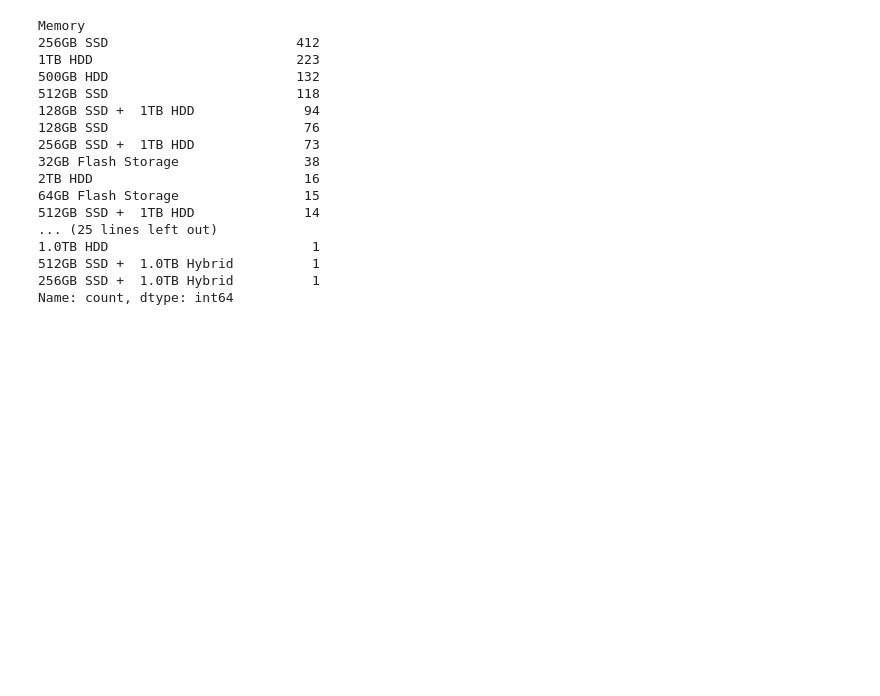
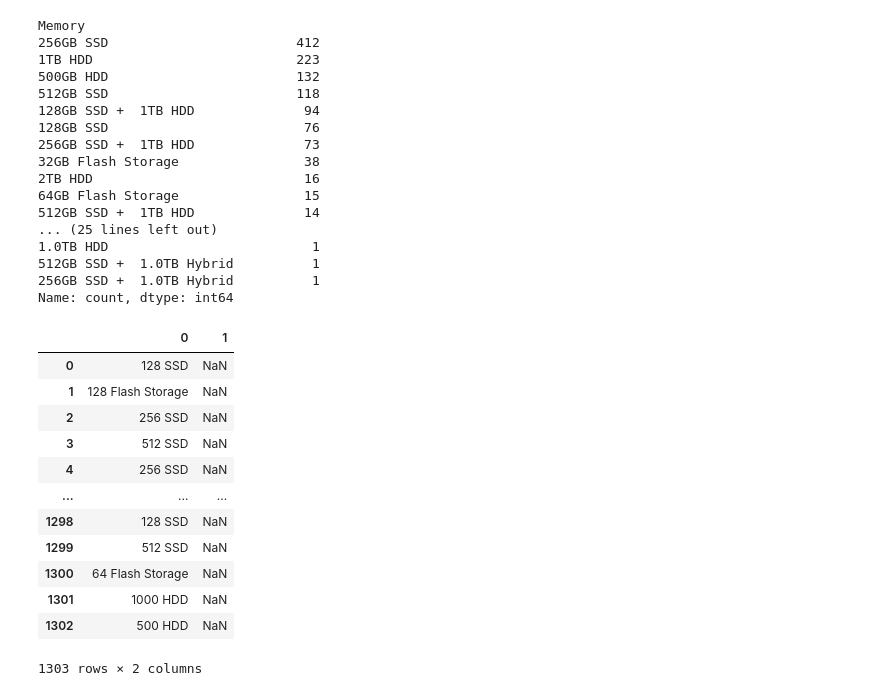
Before and after one commit to KabiraKabira7/laptop-price-predictor-ml-project, a Jupyter notebook: laptop_price_predictor.ipynb, the cells around one changed output. Drawn from its saved outputs; the diff is of its cells as text; code cells hidden in the pictures; blank space fills up the shorter version.

```diff
--- a/laptop_price_predictor.ipynb
+++ b/laptop_price_predictor.ipynb
@@ -588,3 +588,37 @@ Memory
 512GB SSD +  1.0TB Hybrid          1
 256GB SSD +  1.0TB Hybrid          1
 Name: count, dtype: int64
+# %%
+## 4 most common variants observed : HHD,SSD,Flash,Hybrid
+
+# this expression will remove the decimal space for example 1.0 TB will be 1TB
+
+df['Memory'] = df['Memory'].astype(str).replace(r'\.0','',regex = True)
+
+# replace the GB word with " "
+
+df['Memory'] = df['Memory'].str.replace('GB','')
+
+# replace the TB word with "000"
+
+df['Memory'] = df['Memory'].str.replace('TB','000')
+
+# split the word accross the "+" character
+
+newdf = df['Memory'].str.split("+",n = 1,expand = True)
+
+newdf
+# %% [output]
+|  | 0 | 1 |
+| 0 | 128 SSD | NaN |
+| 1 | 128 Flash Storage | NaN |
+| 2 | 256 SSD | NaN |
+| 3 | 512 SSD | NaN |
+| 4 | 256 SSD | NaN |
+| ... | ... | ... |
+| 1298 | 128 SSD | NaN |
+| 1299 | 512 SSD | NaN |
+| 1300 | 64 Flash Storage | NaN |
+| 1301 | 1000 HDD | NaN |
+| 1302 | 500 HDD | NaN |
+1303 rows × 2 columns
```
